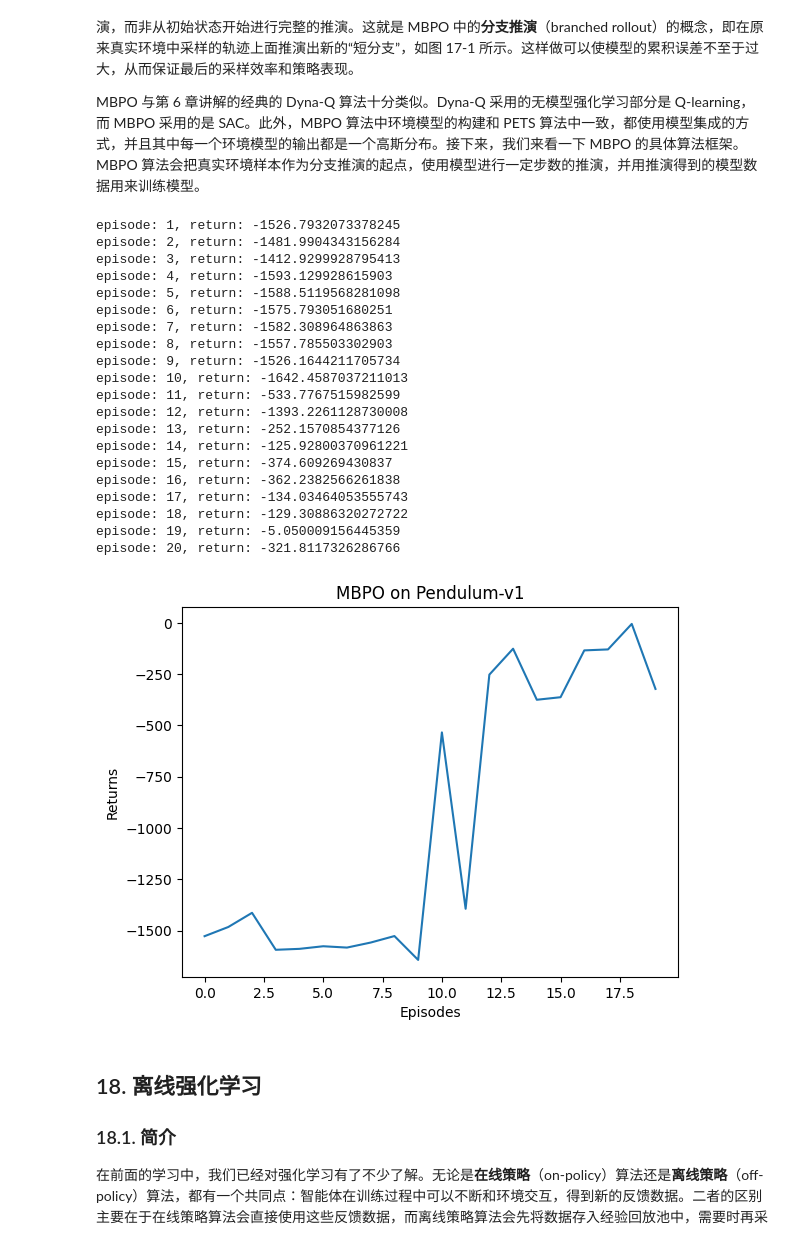
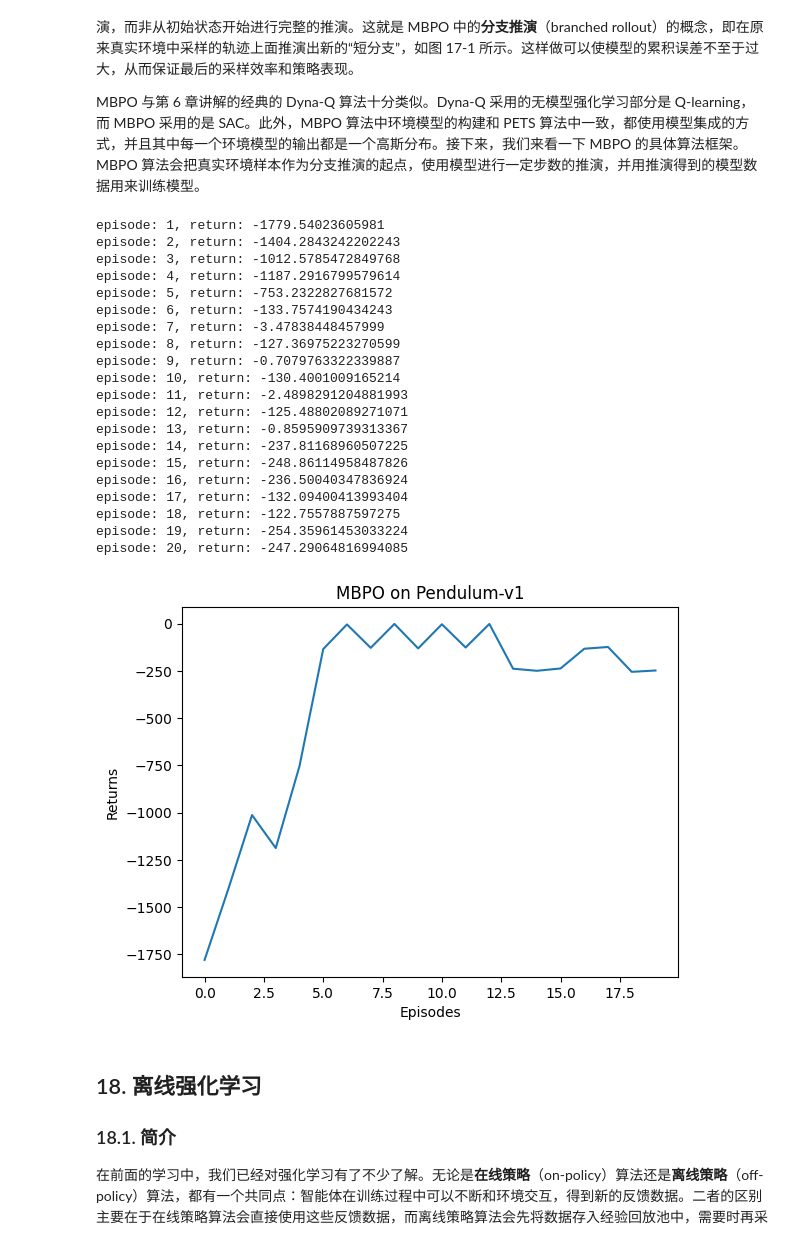
Before and after one commit to lanceyliao/Hands-on-RL, a Jupyter notebook: 合集.ipynb, the cells around one changed output. Cells and saved outputs as stored; diff of their text form; code cells hidden in the pictures.

```diff
--- a/合集.ipynb
+++ b/合集.ipynb
@@ -5243,14 +5242,13 @@ class FakeEnv(FakeEnv):
         ## 拿出 奖励值，以及 下一个状态  (batch_size, 1)  (batch_size, 2*2-1)
         return R, s_
 
-
 ## 历史数据的缓冲池
 class ReplayBuffer(ReplayBuffer):
     def sample(self, batch_size):
         if batch_size > len(self.buffer):
             return self.return_all_samples()
         else:
-            super()._sample(batch_size)
+            self._sample(batch_size)
 # %%
 class MBPO:
     def __init__(self, env, agent, fake_env, env_pool, model_pool,
@@ -5367,7 +5365,7 @@ class MBPO:
 # %%
 real_ratio = 0.5
 env_name = 'Pendulum-v1'
-env = gym.make(env_name)
+env = gym.make(env_name, render_mode="rgb_array")
 num_episodes = 20
 actor_lr = 5e-4
 critic_lr = 5e-3
@@ -5400,54 +5398,54 @@ mbpo = MBPO(env, agent, fake_env, env_pool, model_pool, rollout_length, rollout_
 return_list = mbpo.train()  ## train
 
 episodes_list = list(range(len(return_list)))
 plt.plot(episodes_list, return_list)
 plt.xlabel('Episodes')
 plt.ylabel('Returns')
 plt.title(f'{mbpo.__class__.__name__} on {env_name}')
 plt.show()
 
 # episode: 1, return: -1083
 # episode: 2, return: -1324
 # episode: 3, return: -979
 # episode: 4, return: -130
 # episode: 5, return: -246
 # episode: 6, return: -2
 # episode: 7, return: -239
 # episode: 8, return: -2
 # episode: 9, return: -122
 # episode: 10, return: -236
 # episode: 11, return: -238
 # episode: 12, return: -2
 # episode: 13, return: -127
 # episode: 14, return: -128
 # episode: 15, return: -125
 # episode: 16, return: -124
 # episode: 17, return: -125
 # episode: 18, return: -247
 # episode: 19, return: -127
 # episode: 20, return: -129
 # %% [output]
-episode: 1, return: -1526.7932073378245
-episode: 2, return: -1481.9904343156284
-episode: 3, return: -1412.9299928795413
-episode: 4, return: -1593.129928615903
-episode: 5, return: -1588.5119568281098
-episode: 6, return: -1575.793051680251
-episode: 7, return: -1582.308964863863
-episode: 8, return: -1557.785503302903
-episode: 9, return: -1526.1644211705734
-episode: 10, return: -1642.4587037211013
-episode: 11, return: -533.7767515982599
-episode: 12, return: -1393.2261128730008
-episode: 13, return: -252.1570854377126
-episode: 14, return: -125.92800370961221
-episode: 15, return: -374.609269430837
-episode: 16, return: -362.2382566261838
-episode: 17, return: -134.03464053555743
-episode: 18, return: -129.30886320272722
-episode: 19, return: -5.050009156445359
-episode: 20, return: -321.8117326286766
+episode: 1, return: -1779.54023605981
+episode: 2, return: -1404.2843242202243
+episode: 3, return: -1012.5785472849768
+episode: 4, return: -1187.2916799579614
+episode: 5, return: -753.2322827681572
+episode: 6, return: -133.7574190434243
+episode: 7, return: -3.47838448457999
+episode: 8, return: -127.36975223270599
+episode: 9, return: -0.7079763322339887
+episode: 10, return: -130.4001009165214
+episode: 11, return: -2.4898291204881993
+episode: 12, return: -125.48802089271071
+episode: 13, return: -0.8595909739313367
+episode: 14, return: -237.81168960507225
+episode: 15, return: -248.86114958487826
+episode: 16, return: -236.50040347836924
+episode: 17, return: -132.09400413993404
+episode: 18, return: -122.7557887597275
+episode: 19, return: -254.35961453033224
+episode: 20, return: -247.29064816994085
-[figure, old version]
+[figure, new version]
 # %% [markdown]
 ## 18. 离线强化学习
 
```
Also changed, not shown: parts of 1 cell of this notebook, 3 other files.
